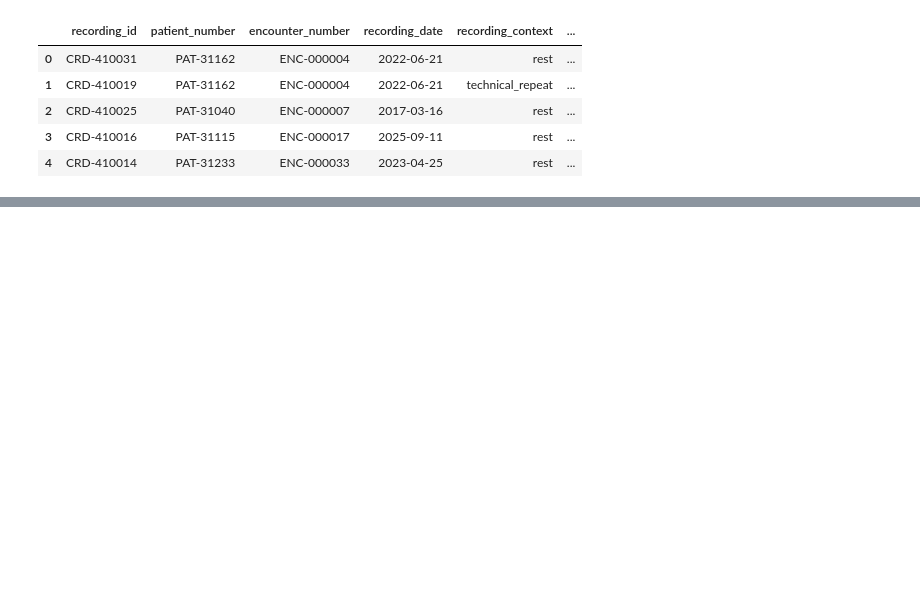
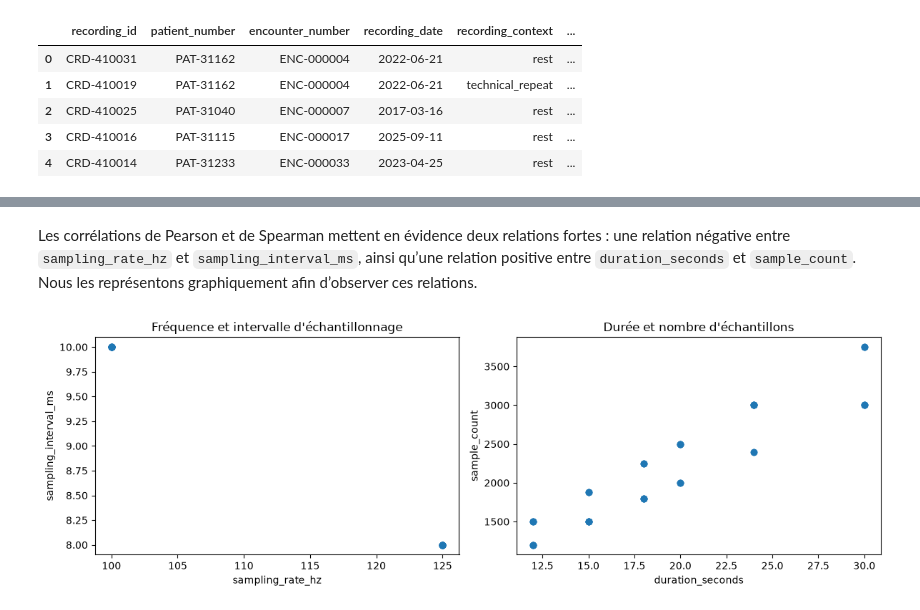
Before and after one commit to Sheik-info/20262027-UE-DataMining-Project, a Jupyter notebook: health.ipynb, the cells around one changed output, grey strips where cells are left out. Cells and saved outputs as stored; diff of their text form; code cells hidden in the pictures; blank space fills up the shorter version.

```diff
--- a/health.ipynb
+++ b/health.ipynb
@@ -2715,0 +309,19 @@ MRP-42-recherche : 1 patients à profession rare sur 20 | Fisher p = 1
+# %% [markdown]
+Les corrélations de Pearson et de Spearman mettent en évidence deux relations fortes : une relation négative entre `sampling_rate_hz` et `sampling_interval_ms`, ainsi qu’une relation positive entre `duration_seconds` et `sample_count`. Nous les représentons graphiquement afin d’observer ces relations.
+# %%
+fig, axes = plt.subplots(1, 2, figsize=(12, 4))
+
+axes[0].scatter(df["sampling_rate_hz"], df["sampling_interval_ms"])
+axes[0].set_title("Fréquence et intervalle d'échantillonnage")
+axes[0].set_xlabel("sampling_rate_hz")
+axes[0].set_ylabel("sampling_interval_ms")
+
+axes[1].scatter(df["duration_seconds"], df["sample_count"])
+axes[1].set_title("Durée et nombre d'échantillons")
+axes[1].set_xlabel("duration_seconds")
+axes[1].set_ylabel("sample_count")
+
+plt.tight_layout()
+plt.show()
+# %% [output]
+[figure, added]
```
Also changed, not shown: parts of 486 cells of this notebook.
